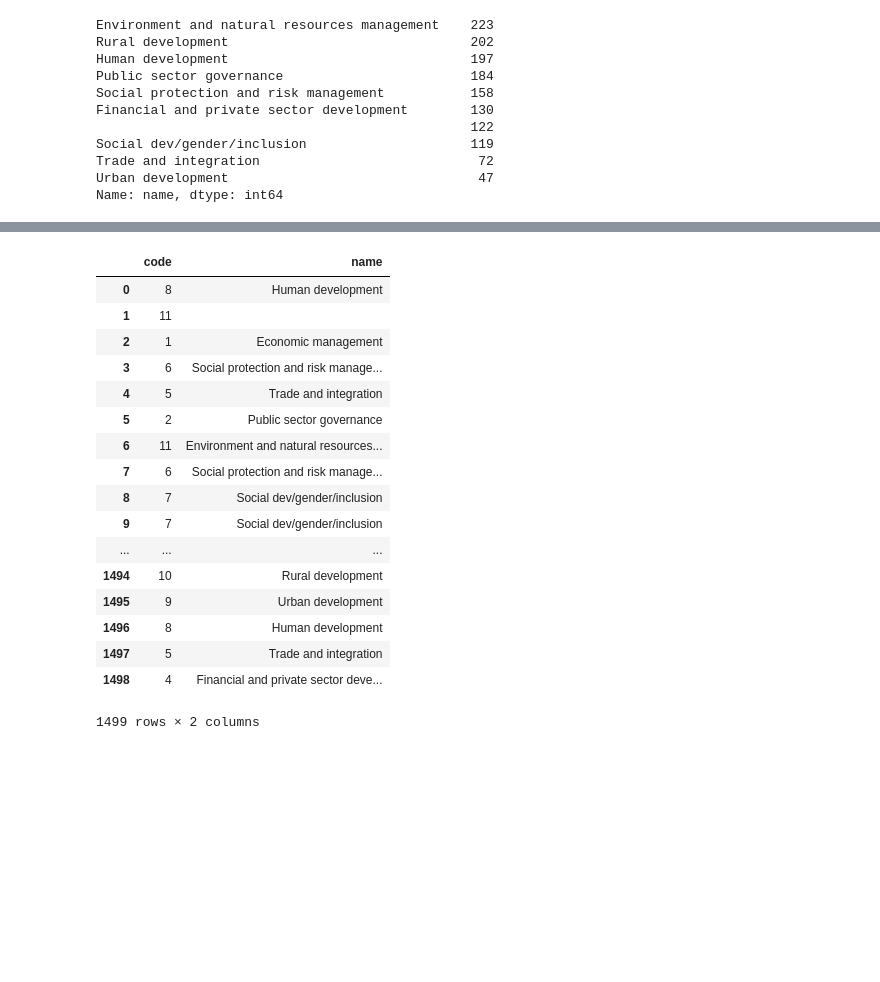
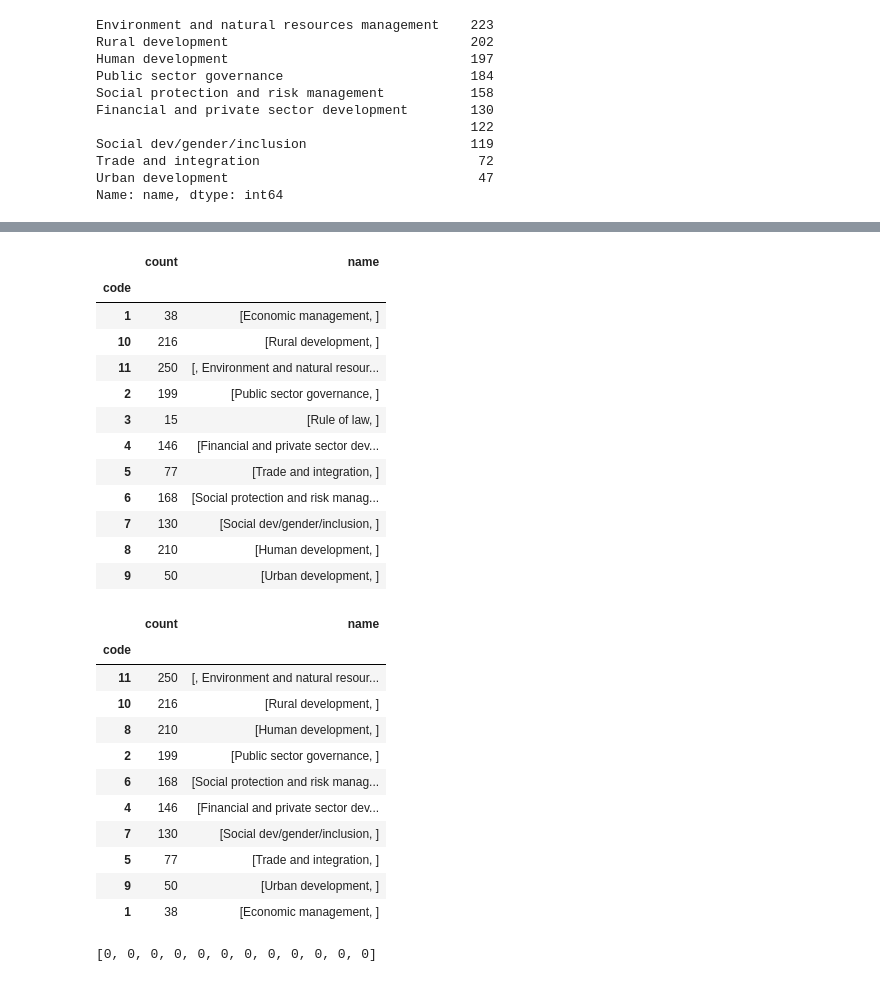
Before and after one commit to thechosen1xxx/mec-mini-projects, a Jupyter notebook: mec-5.4.4-json-data-wrangling-mini-project/Mini_Project_Wrangling_Json_Exercise.ipynb, the cells around one changed output, grey strips where cells are left out. Saved outputs shown, nothing was run; the diff lists cells and outputs as text; code cells hidden in the pictures; blank space fills up the shorter version.

```diff
--- a/mec-5.4.4-json-data-wrangling-mini-project/Mini_Project_Wrangling_Json_Exercise.ipynb
+++ b/mec-5.4.4-json-data-wrangling-mini-project/Mini_Project_Wrangling_Json_Exercise.ipynb
@@ -158,25 +149,12 @@ a.head()
 # then fill in the missing names with the names from the corresponding codes
 # type(a)
 c = a.dropna(subset=['name'])
-
+# the rows with empty name were not dropped when i spat out c
 # c = a.dropna()
-c
+# c
-# %% [output]
-|  | code | name |
-| 0 | 8 | Human development |
-| 1 | 11 |  |
-| 2 | 1 | Economic management |
-| 3 | 6 | Social protection and risk manage... |
-| 4 | 5 | Trade and integration |
-| 5 | 2 | Public sector governance |
-| 6 | 11 | Environment and natural resources... |
-| 7 | 6 | Social protection and risk manage... |
-| 8 | 7 | Social dev/gender/inclusion |
-| 9 | 7 | Social dev/gender/inclusion |
-| ... | ... | ... |
-| 1494 | 10 | Rural development |
-| 1495 | 9 | Urban development |
-| 1496 | 8 | Human development |
-| 1497 | 5 | Trade and integration |
-| 1498 | 4 | Financial and private sector deve... |
-1499 rows × 2 columns
+# %%
+import json
+import pandas as pd
+from pandas.io.json import json_normalize
+data = json.load((open('data/world_bank_projects.json')))
+json_theme= json_normalize(data, "mjtheme_namecode")
@@ -182,0 +167,37 @@ c
+# %%
+themes_count
+# %% [output]
+|  | count | name |
+| code |  |  |
+| 1 | 38 | [Economic management, ] |
+| 10 | 216 | [Rural development, ] |
+| 11 | 250 | [, Environment and natural resour... |
+| 2 | 199 | [Public sector governance, ] |
+| 3 | 15 | [Rule of law, ] |
+| 4 | 146 | [Financial and private sector dev... |
+| 5 | 77 | [Trade and integration, ] |
+| 6 | 168 | [Social protection and risk manag... |
+| 7 | 130 | [Social dev/gender/inclusion, ] |
+| 8 | 210 | [Human development, ] |
+| 9 | 50 | [Urban development, ] |
+# %%
+themes_count.sort_values(by="count", ascending=False)[:10]
+# %% [output]
+|  | count | name |
+| code |  |  |
+| 11 | 250 | [, Environment and natural resour... |
+| 10 | 216 | [Rural development, ] |
+| 8 | 210 | [Human development, ] |
+| 2 | 199 | [Public sector governance, ] |
+| 6 | 168 | [Social protection and risk manag... |
+| 4 | 146 | [Financial and private sector dev... |
+| 7 | 130 | [Social dev/gender/inclusion, ] |
+| 5 | 77 | [Trade and integration, ] |
+| 9 | 50 | [Urban development, ] |
+| 1 | 38 | [Economic management, ] |
+# %%
+# create an empty array the lenght of themes_count
+themes_map=(len(themes_count)+1)*[0]
+themes_map
+# %% [output]
+[0, 0, 0, 0, 0, 0, 0, 0, 0, 0, 0, 0]
```
Also changed, not shown: parts of 10 cells of this notebook.
